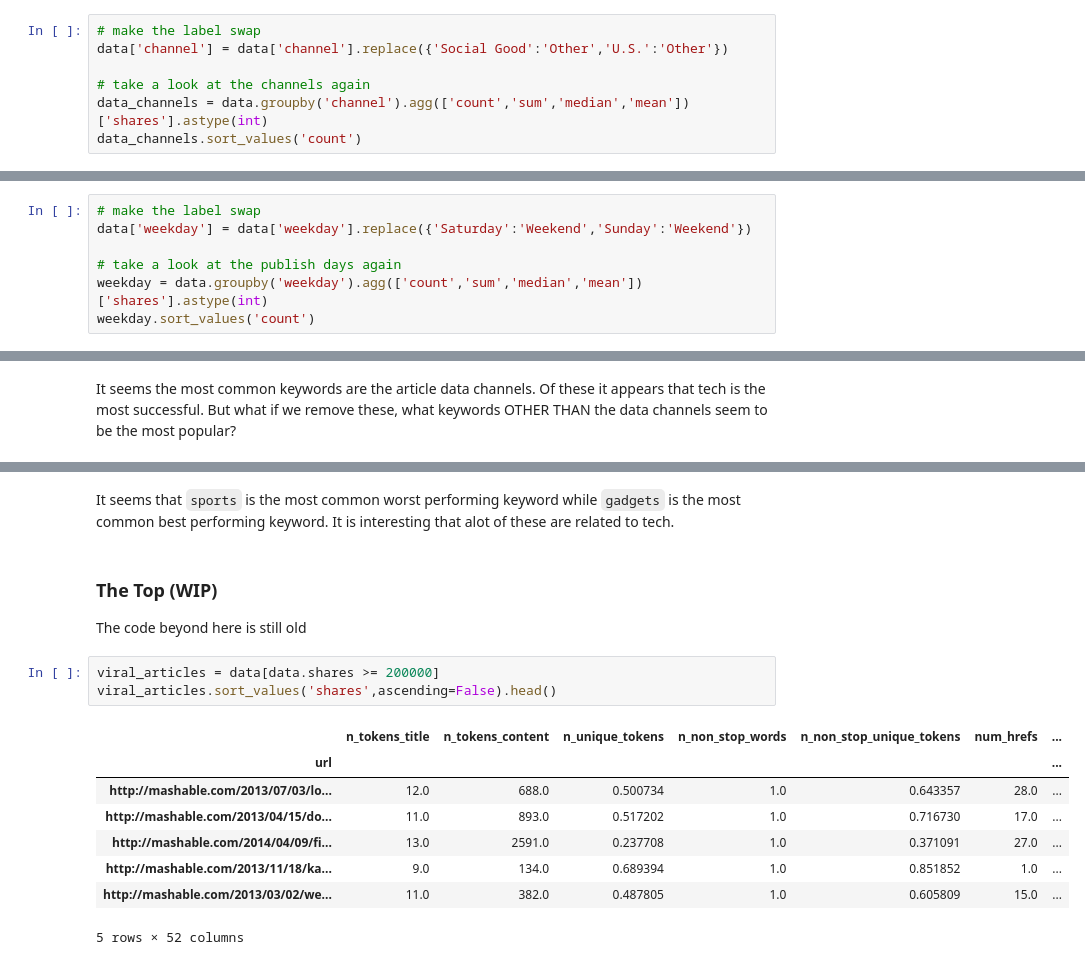
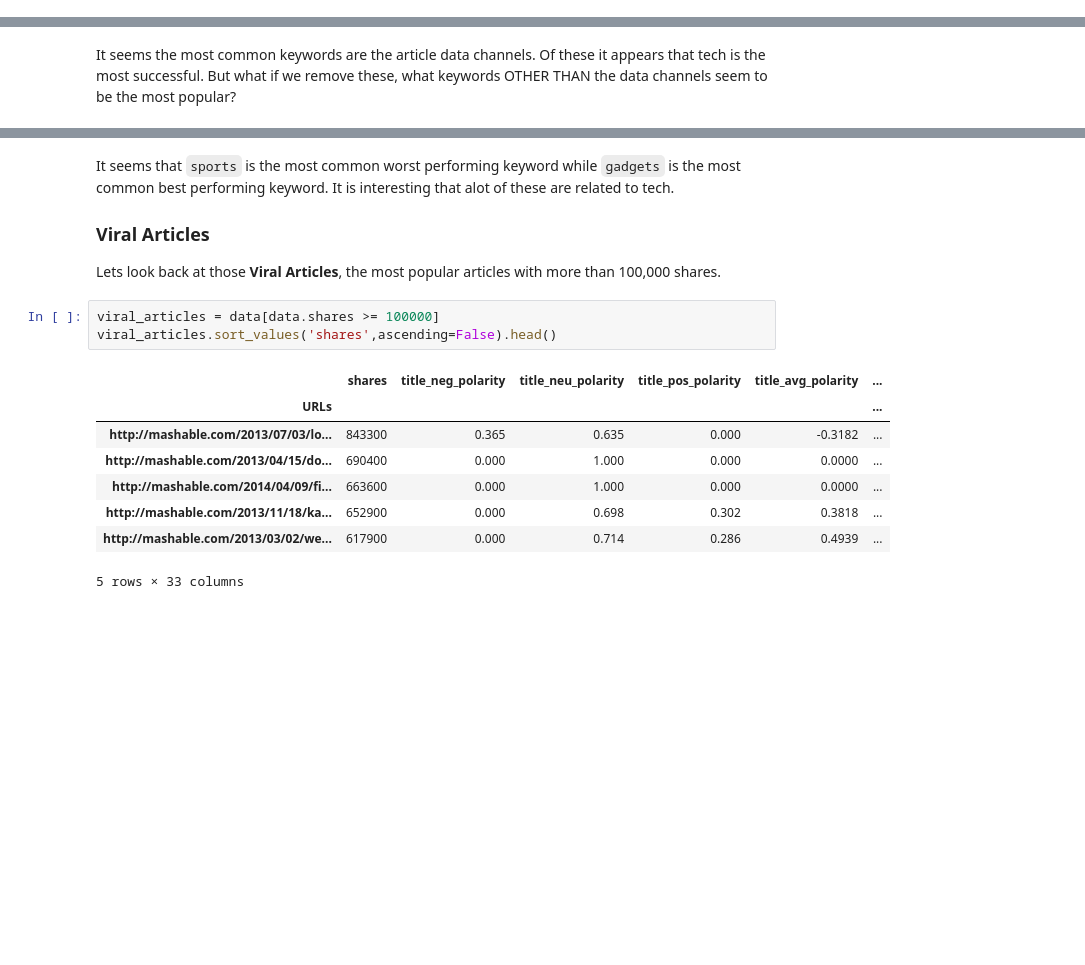
Before and after one commit to taracrutchfield/Capstone2_ArticlePopularity, a Jupyter notebook: 3. Data Exploration.ipynb, the cells around one changed output, grey strips where cells are left out. Saved outputs shown, nothing was run; the diff lists cells and outputs as text; blank space fills up the shorter version.

```diff
--- a/3. Data Exploration.ipynb
+++ b/3. Data Exploration.ipynb
@@ -161,7 +159,0 @@ Seems like there are way less `Social Good` and `U.S.` articles so I'll combine
-# %%
-# make the label swap
-data['channel'] = data['channel'].replace({'Social Good':'Other','U.S.':'Other'})
-
-# take a look at the channels again
-data_channels = data.groupby('channel').agg(['count','sum','median','mean'])['shares'].astype(int)
-data_channels.sort_values('count')
@@ -211,7 +219,0 @@ weekday.sort_values('count')
-# %%
-# make the label swap
-data['weekday'] = data['weekday'].replace({'Saturday':'Weekend','Sunday':'Weekend'})
-
-# take a look at the publish days again
-weekday = data.groupby('weekday').agg(['count','sum','median','mean'])['shares'].astype(int)
-weekday.sort_values('count')
@@ -359,17 +359,17 @@ top_keywords
 # %% [markdown]
 It seems that `sports` is the most common worst performing keyword while `gadgets` is the most common best performing keyword. It is interesting that alot of these are related to tech.
+
+### Viral Articles
+Lets look back at those **Viral Articles**, the most popular articles with more than 100,000 shares.
-# %% [markdown]
-### The Top (WIP)
-The code beyond here is still old
 # %%
-viral_articles = data[data.shares >= 200000]
+viral_articles = data[data.shares >= 100000]
 viral_articles.sort_values('shares',ascending=False).head()
 # %% [output]
-|  | n_tokens_title | n_tokens_content | n_unique_tokens | n_non_stop_words | n_non_stop_unique_tokens | num_hrefs | ... |
-| url |  |  |  |  |  |  | ... |
-| http://mashable.com/2013/07/03/lo... | 12.0 | 688.0 | 0.500734 | 1.0 | 0.643357 | 28.0 | ... |
-| http://mashable.com/2013/04/15/do... | 11.0 | 893.0 | 0.517202 | 1.0 | 0.716730 | 17.0 | ... |
-| http://mashable.com/2014/04/09/fi... | 13.0 | 2591.0 | 0.237708 | 1.0 | 0.371091 | 27.0 | ... |
-| http://mashable.com/2013/11/18/ka... | 9.0 | 134.0 | 0.689394 | 1.0 | 0.851852 | 1.0 | ... |
-| http://mashable.com/2013/03/02/we... | 11.0 | 382.0 | 0.487805 | 1.0 | 0.605809 | 15.0 | ... |
+|  | shares | title_neg_polarity | title_neu_polarity | title_pos_polarity | title_avg_polarity | ... |
+| URLs |  |  |  |  |  | ... |
+| http://mashable.com/2013/07/03/lo... | 843300 | 0.365 | 0.635 | 0.000 | -0.3182 | ... |
+| http://mashable.com/2013/04/15/do... | 690400 | 0.000 | 1.000 | 0.000 | 0.0000 | ... |
+| http://mashable.com/2014/04/09/fi... | 663600 | 0.000 | 1.000 | 0.000 | 0.0000 | ... |
+| http://mashable.com/2013/11/18/ka... | 652900 | 0.000 | 0.698 | 0.302 | 0.3818 | ... |
+| http://mashable.com/2013/03/02/we... | 617900 | 0.000 | 0.714 | 0.286 | 0.4939 | ... |
-5 rows × 52 columns
+5 rows × 33 columns
```
Also changed, not shown: parts of 35 cells of this notebook, 5 other files.
